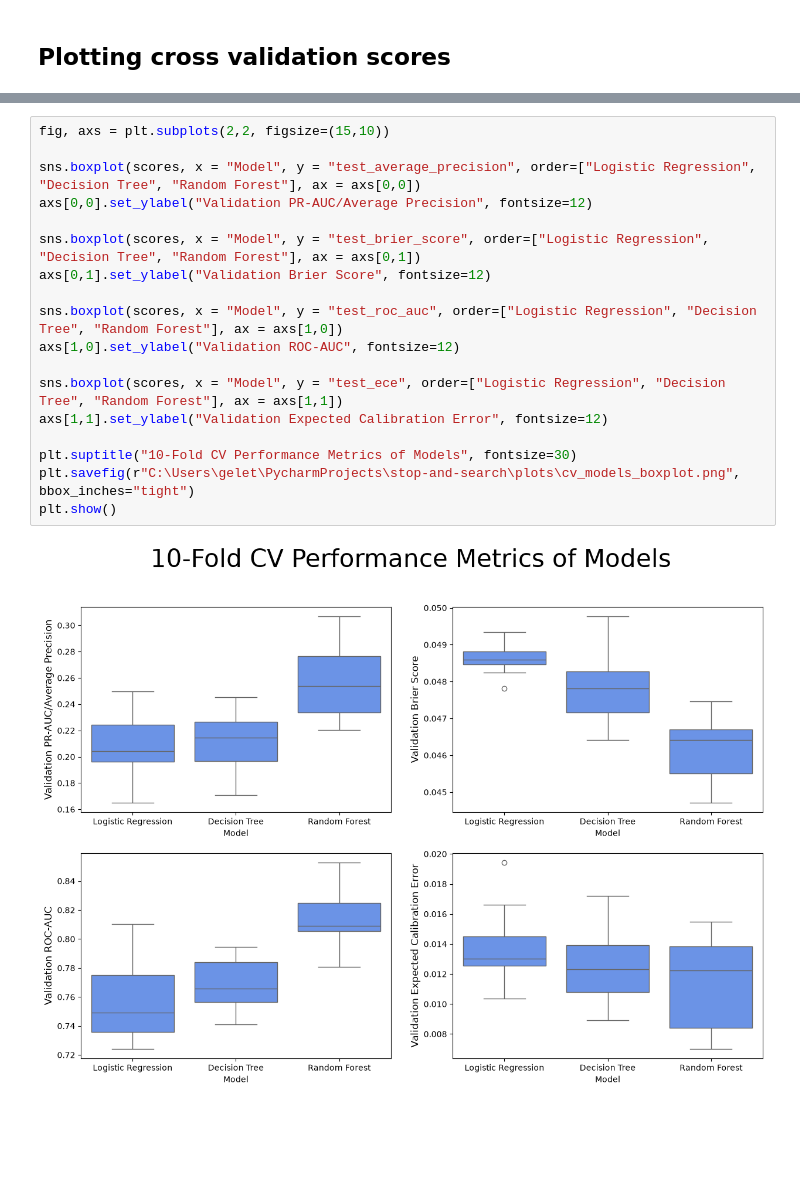
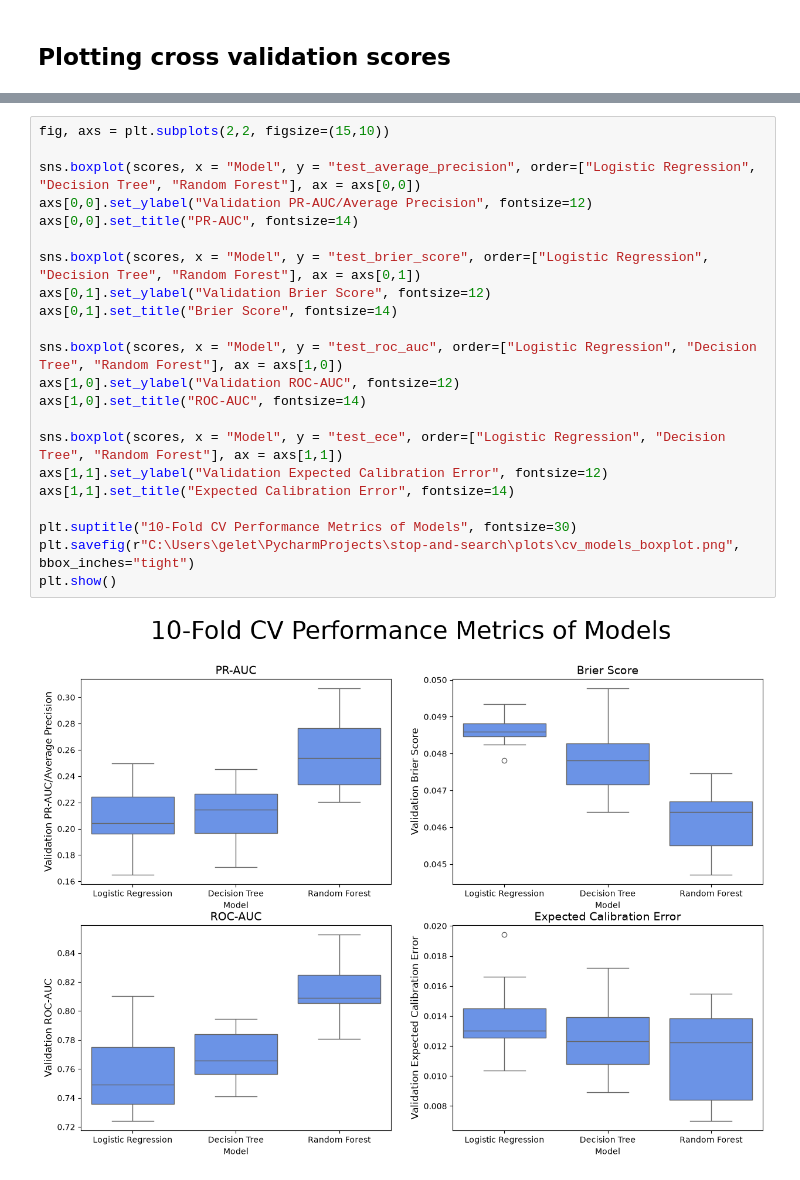
Before and after one commit to ray-chav/stop-and-search, a Jupyter notebook: scripts/modeling/preprocessing_pipeline.ipynb, the cells around one changed output, grey strips where cells are left out. Drawn from its saved outputs; the diff is of its cells as text; blank space fills up the shorter version.

```diff
--- a/scripts/modeling/preprocessing_pipeline.ipynb
+++ b/scripts/modeling/preprocessing_pipeline.ipynb
@@ -322,20 +322,24 @@ scores
 # %%
 fig, axs = plt.subplots(2,2, figsize=(15,10))
 
 sns.boxplot(scores, x = "Model", y = "test_average_precision", order=["Logistic Regression", "Decision Tree", "Random Forest"], ax = axs[0,0])
 axs[0,0].set_ylabel("Validation PR-AUC/Average Precision", fontsize=12)
+axs[0,0].set_title("PR-AUC", fontsize=14)
 
 sns.boxplot(scores, x = "Model", y = "test_brier_score", order=["Logistic Regression", "Decision Tree", "Random Forest"], ax = axs[0,1])
 axs[0,1].set_ylabel("Validation Brier Score", fontsize=12)
+axs[0,1].set_title("Brier Score", fontsize=14)
 
 sns.boxplot(scores, x = "Model", y = "test_roc_auc", order=["Logistic Regression", "Decision Tree", "Random Forest"], ax = axs[1,0])
 axs[1,0].set_ylabel("Validation ROC-AUC", fontsize=12)
+axs[1,0].set_title("ROC-AUC", fontsize=14)
 
 sns.boxplot(scores, x = "Model", y = "test_ece", order=["Logistic Regression", "Decision Tree", "Random Forest"], ax = axs[1,1])
 axs[1,1].set_ylabel("Validation Expected Calibration Error", fontsize=12)
+axs[1,1].set_title("Expected Calibration Error", fontsize=14)
 
 plt.suptitle("10-Fold CV Performance Metrics of Models", fontsize=30)
 plt.savefig(r"C:\Users\gelet\PycharmProjects\stop-and-search\plots\cv_models_boxplot.png", bbox_inches="tight")
 plt.show()
 # %% [output]
-[figure, old version]
+[figure, new version]
```
Also changed, not shown: 1 other file.
